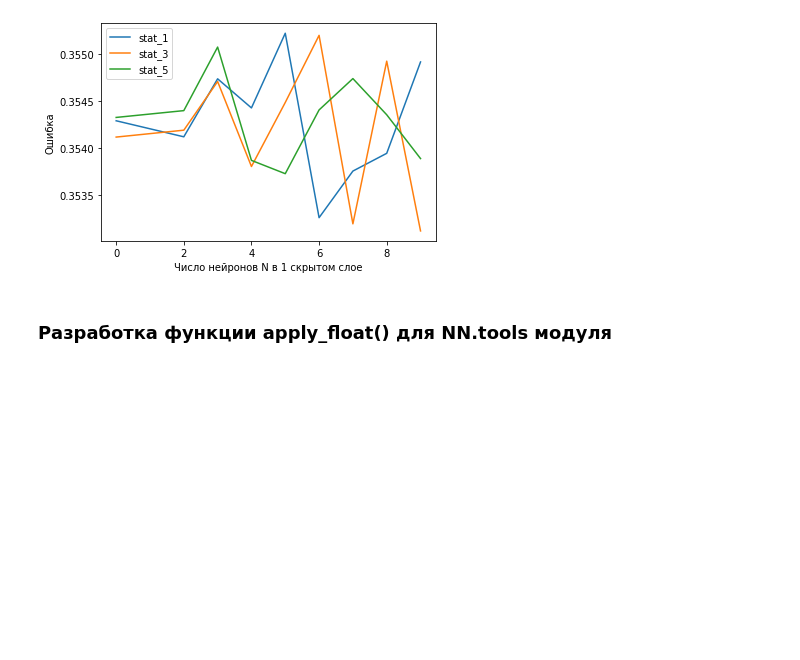
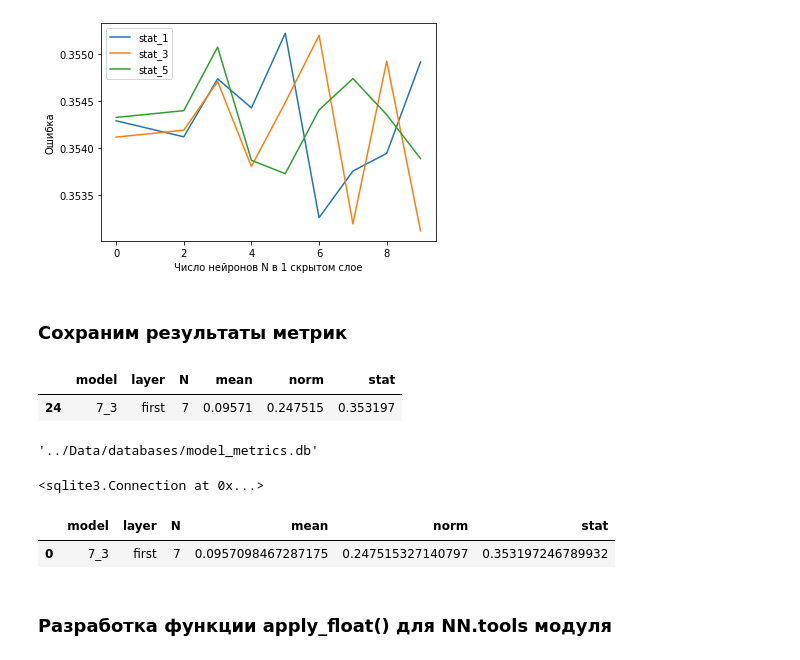
Before and after one commit to Chudvan/NIR_1_sem_magistracy, a Jupyter notebook: NeuralNetwork/NeuralNetwork_11_first_layer_tests.ipynb, the cells around one changed output. Cells and saved outputs as stored; diff of their text form; code cells hidden in the pictures; blank space fills up the shorter version.

Commit message:
save metric results in df

```diff
--- a/NeuralNetwork/NeuralNetwork_11_first_layer_tests.ipynb
+++ b/NeuralNetwork/NeuralNetwork_11_first_layer_tests.ipynb
@@ -931,3 +931,11 @@ for i in range(len(metrics)):
 [figure]
 [figure]
 [figure]
+# %% [markdown]
+### Сохраним результаты метрик
+# %%
+res_metrics_df = df_metrics[df_metrics.model == '7_3']
+res_metrics_df
+# %% [output]
+|  | model | layer | N | mean | norm | stat |
+| 24 | 7_3 | first | 7 | 0.09571 | 0.247515 | 0.353197 |
@@ -934,3 +945,17 @@ for i in range(len(metrics)):
+# %%
+db_path
+# %% [output]
+'../Data/databases/model_metrics.db'
+# %%
+save_to_db(db_path, name_db, res_metrics_df)
+# %% [output]
+<sqlite3.Connection at 0x...>
+# %%
+connection = sqlite3.connect(db_path)
+pd.read_sql(f'select * from {name_db}', con=connection)
+# %% [output]
+|  | model | layer | N | mean | norm | stat |
+| 0 | 7_3 | first | 7 | 0.0957098467287175 | 0.247515327140797 | 0.353197246789932 |
 # %% [markdown]
 ### Разработка функции apply_float() для NN.tools модуля
 # %%
```
Also changed, not shown: parts of 1 cell of this notebook.
